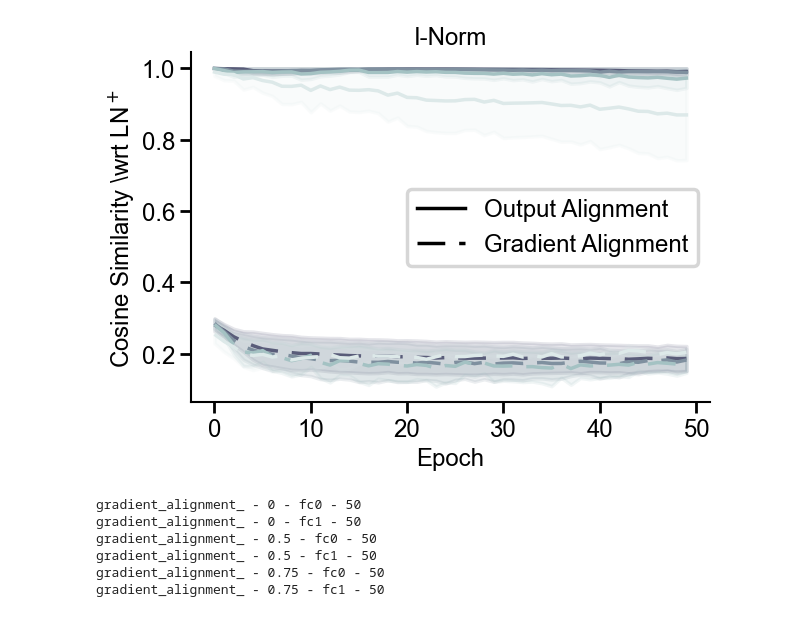
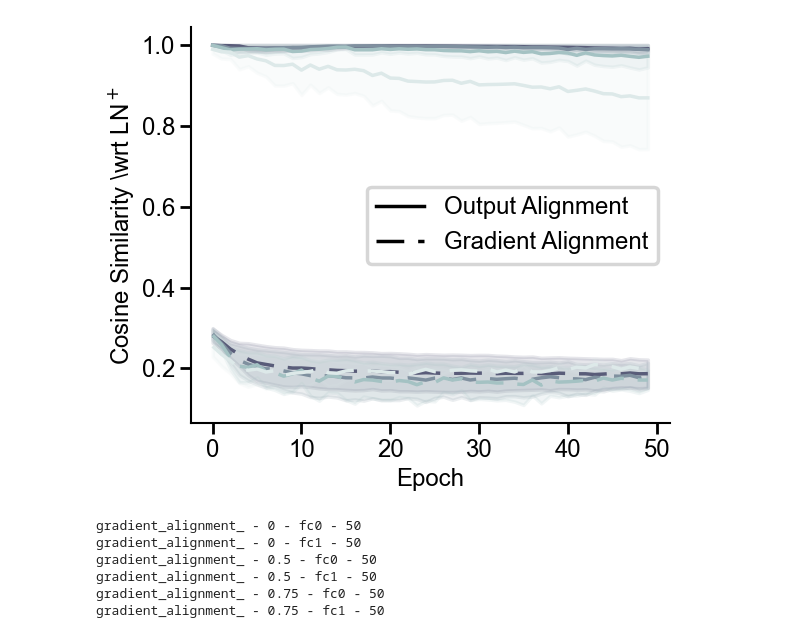
Before and after one commit to RoyHEyono/HomeostaticDANN, a Jupyter notebook: models/dense_mnist_task/figure_notebooks/fig3.ipynb, the cells around one changed output. Cells and saved outputs as stored; diff of their text form; code cells hidden in the pictures.

Commit message:
Minor changes to plot axis

```diff
--- a/models/dense_mnist_task/figure_notebooks/fig3.ipynb
+++ b/models/dense_mnist_task/figure_notebooks/fig3.ipynb
@@ -60,7 +60,7 @@ norm = colors.Normalize(vmin=min(brightness_factors), vmax=max(brightness_factor
 scalar_map = cm.ScalarMappable(norm=norm, cmap=trunc_bone)
 
 # Plot
-fig, ax = plt.subplots()
+fig, ax = plt.subplots(figsize=(6,5))
 
 for a_idx, alignment_prefix in enumerate(alignment_types):
     linestyle = 'solid' if a_idx == 0 else 'dashed'
@@ -111,35 +111,35 @@ for a_idx, alignment_prefix in enumerate(alignment_types):
             std_across_layers = np.std(mean_per_layer, axis=0)
 
             ax.plot(avg_across_layers, color=color, linestyle=linestyle)
             ax.fill_between(
                 range(len(avg_across_layers)),
                 avg_across_layers - std_across_layers,
                 avg_across_layers + std_across_layers,
                 alpha=0.15,
                 color=color
             )
 
 # Axis formatting
-ax.set_title("I-Norm")
+# ax.set_title("I-Norm")
 ax.set_xlabel("Epoch")
 ax.set_ylabel("Cosine Similarity \wrt LN$^+$")
 ax.yaxis.set_major_formatter(ScalarFormatter())
 
 # Colorbar for brightness levels
 # cbar = plt.colorbar(scalar_map, ax=ax, orientation='vertical', pad=0.02)
 # cbar.set_label('Brightness Factor')
 
 # Legend for line styles only
 legend_lines = [
     lines.Line2D([], [], color='black', linestyle='solid', label='Output Alignment'),
     lines.Line2D([], [], color='black', linestyle='dashed', label='Gradient Alignment')
 ]
 ax.legend(handles=legend_lines, loc='center right')
 
 plt.tight_layout()
 plt.savefig("figure3b.svg", format="svg")
 # %% [output]
-[figure, old version]
+[figure, new version]
 # %%
 import matplotlib.pyplot as plt
 import numpy as np
```
Also changed, not shown: parts of 1 cell of this notebook, 2 other files.
